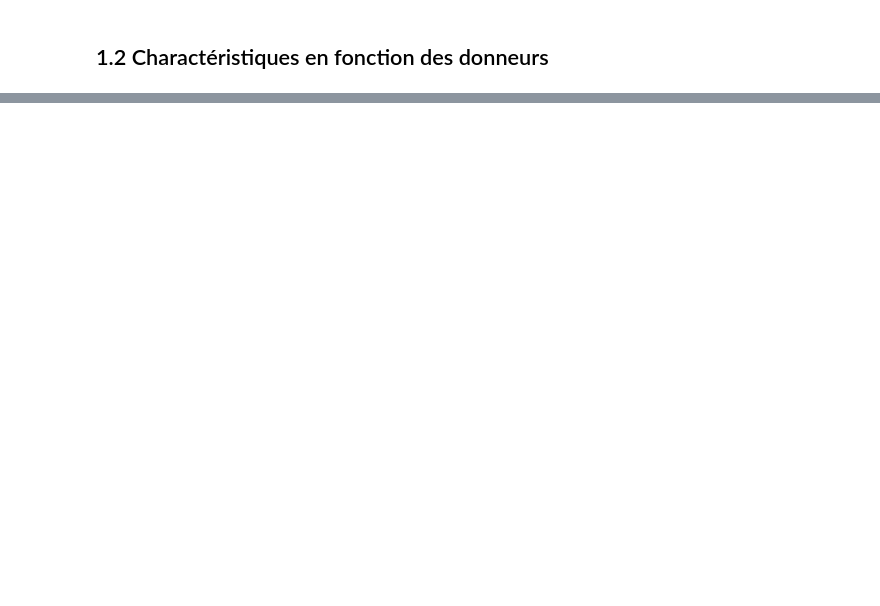
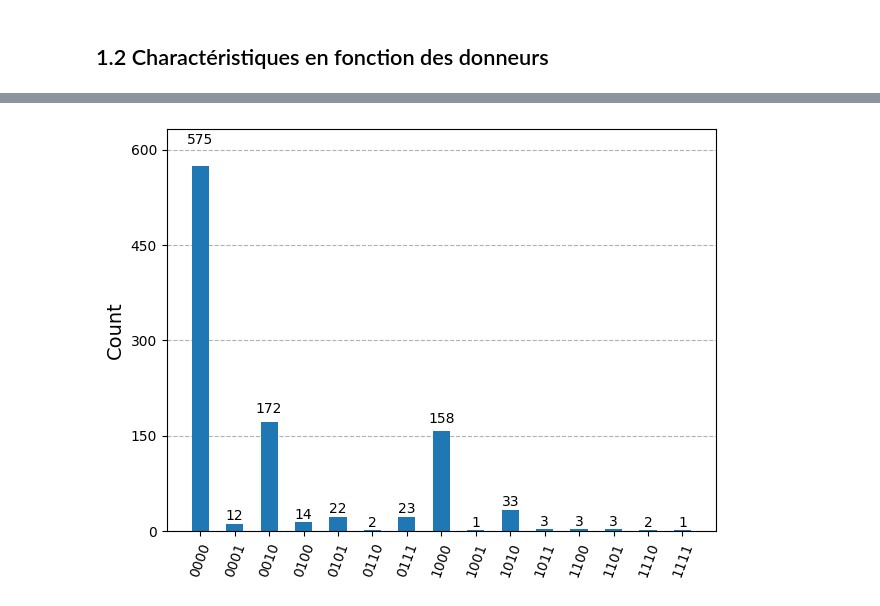
Before and after one commit to hugopgs/Application_Informatique_Quantique, a Jupyter notebook: Projet Noté/Projet.ipynb, the cells around one changed output, grey strips where cells are left out. Cells and saved outputs as stored; diff of their text form; code cells hidden in the pictures; blank space fills up the shorter version.

```diff
--- a/Projet Noté/Projet.ipynb
+++ b/Projet Noté/Projet.ipynb
@@ -240,0 +280,18 @@ Critère : (1, 0, 0, 0) -> Précision sur les positifs : 65.10695187165776
+# %%
+noise_model = NoiseModel()
+prob_depolarisation = 0.05
+
+noise_model.add_all_qubit_quantum_error(
+    depolarizing_error(prob_depolarisation, num_qubits=1), ["x"]
+)
+
+noisy_sampler = Sampler(options=dict(backend_options=dict(noise_model=noise_model)))
+# %%
+job=noisy_sampler.run([isa_optimal_qaoa_circuit],shots=1024)
+result=job.result()
+
+counts=result[0].data.meas.get_counts()
+#représentation sous forme d'histogramme
+plot_histogram(result[0].data.meas.get_counts())
+# %% [output]
+[figure, added]
```
Also changed, not shown: parts of 27 cells of this notebook, 1 other file.
